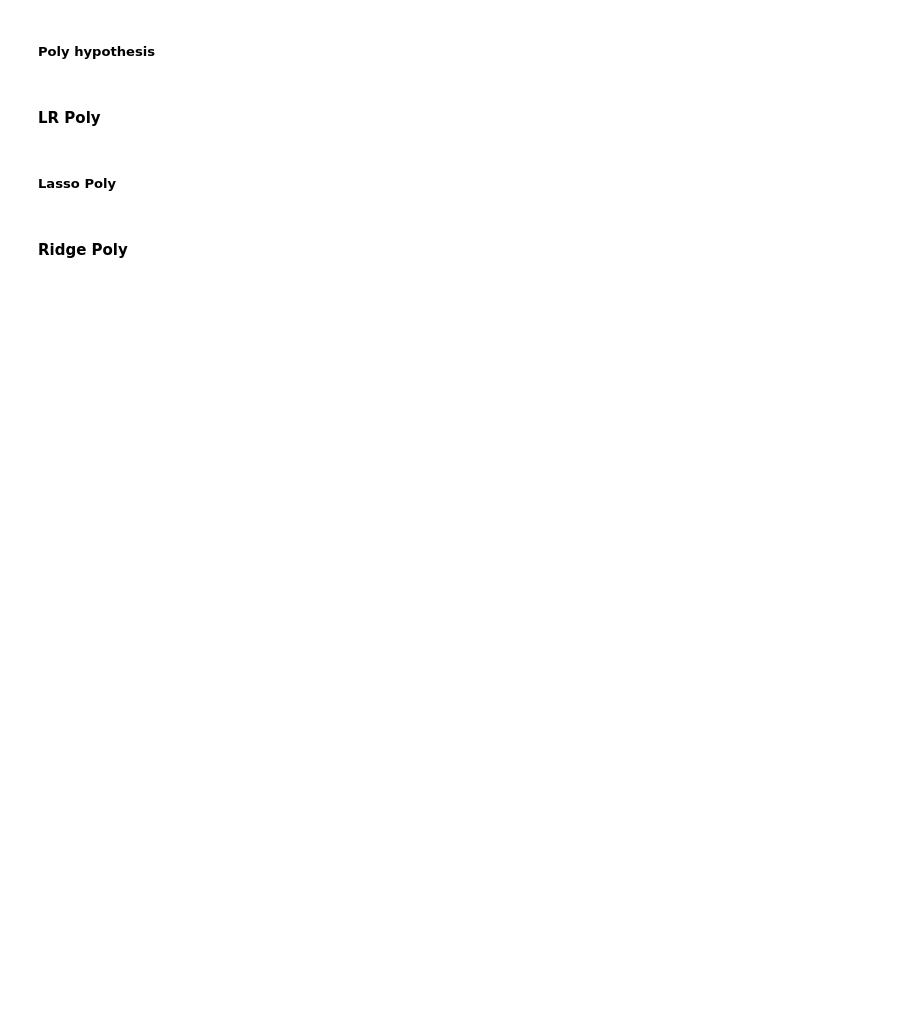
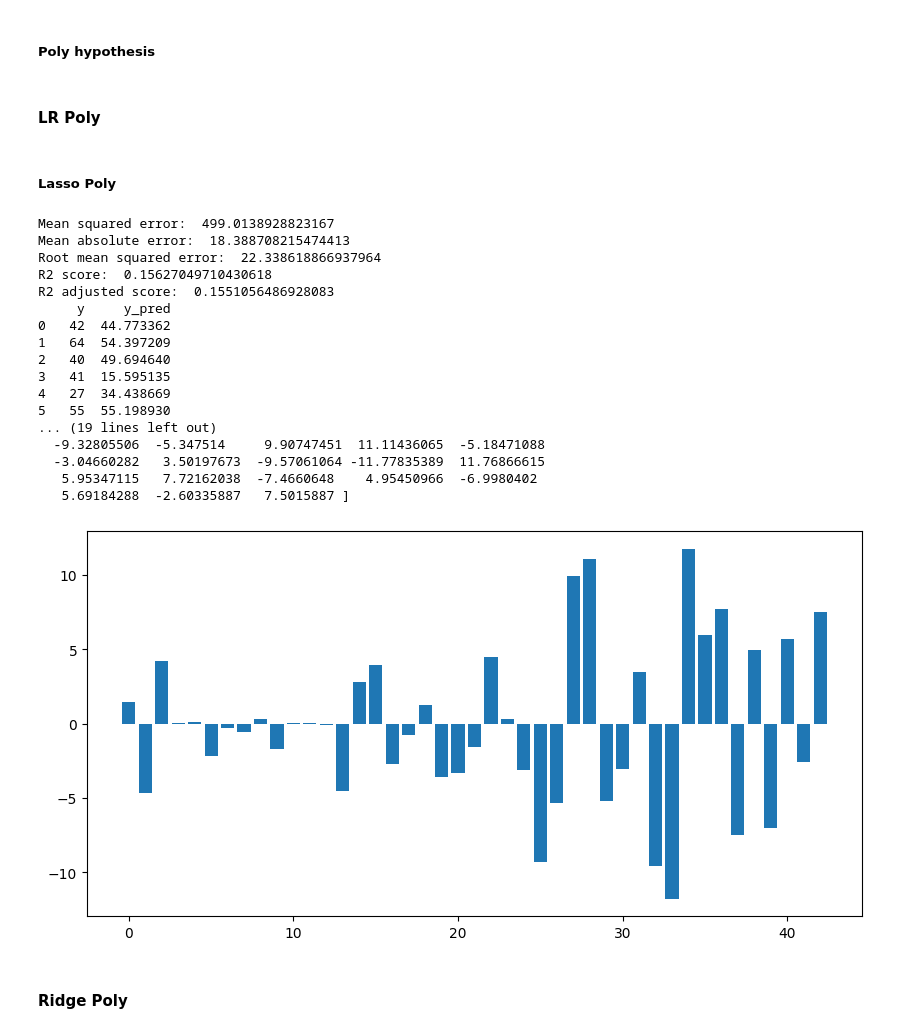
Before and after one commit to ssspetrovic/spotify-prediction, a Jupyter notebook: main.ipynb, the cells around one changed output. Drawn from its saved outputs; the diff is of its cells as text; code cells hidden in the pictures; blank space fills up the shorter version.

```diff
--- a/main.ipynb
+++ b/main.ipynb
@@ -31,7 +31,7 @@ df.head()
 # %% [markdown]
 ##### Dropping invalid and missing values
 # %%
-columns_to_drop = ['track_id', 'track_artist', 'track_name', 'track_album_id', 'track_album_name', 'playlist_name', 'playlist_id', 'playlist_genre', 'playlist_subgenre']
+columns_to_drop = ['track_id', 'track_artist', 'track_name', 'track_album_id', 'track_album_name', 'playlist_name', 'playlist_id']
 df.drop(columns=columns_to_drop, inplace=True)
 df.dropna(axis=0, inplace=True)
 
@@ -60,10 +60,10 @@ new_df['year'] = new_df['year'].fillna(median_year).astype(int)
 # new_df['month'] = new_df['month'].fillna(median_month).astype(int)
 # new_df['day'] = new_df['day'].fillna(median_day).astype(int)
 
-X = new_df.drop(['track_popularity', 'track_album_release_date', 'year', 'month', 'day'], axis=1)
+X = new_df.drop(['track_popularity', 'track_album_release_date', 'month', 'day'], axis=1)
 # X.columns
 
-# X = pd.get_dummies(X, dtype=int)
+X = pd.get_dummies(X, dtype=int)
 X['year'] = new_df['year']
 y = new_df['track_popularity']
 # %%
@@ -359,53 +438,76 @@ out_feat_names = PolynomialFeatures.get_feature_names_out(
 # %% [markdown]
 #### LR Poly
 # %%
-# final model
-n_features_optimal = 13
+# # final model
+# n_features_optimal = 13
 
-lrm = LinearRegression()
-lrm.fit(X_inter_train, y_train)
+# lrm = LinearRegression()
+# lrm.fit(X_inter_train, y_train)
 
-rfe = RFE(lrm, n_features_to_select=n_features_optimal)
-rfe = rfe.fit(X_inter_train, y_train)
+# rfe = RFE(lrm, n_features_to_select=n_features_optimal)
+# rfe = rfe.fit(X_inter_train, y_train)
 
-# predict prices of X_test
-y_pred = lrm.predict(X_inter_test)
-r2 = r2_score(y_test, y_pred)
-mse = mean_squared_error(y_test, y_pred)
-print("r2:", r2)
-print("mse", mse)
+# # predict prices of X_test
+# y_pred = lrm.predict(X_inter_test)
+# r2 = r2_score(y_test, y_pred)
+# mse = mean_squared_error(y_test, y_pred)
+# print("r2:", r2)
+# print("mse", mse)
 
-model_evaluation(y_test, y_pred, X_train_std.shape[0], X_train_std.shape[1])
+# model_evaluation(y_test, y_pred, X_train_std.shape[0], X_train_std.shape[1])
 # %% [markdown]
 ##### Lasso Poly
 # %%
 # Define hyperparameter grid
 param_grid = {'alpha': [0.001, 0.01, 0.1, 1.0, 10.0, 100.0]}
 
 # Instantiate Lasso regression model
 lasso = Lasso()
 
 # Instantiate GridSearchCV
 grid_search = GridSearchCV(estimator=lasso, param_grid=param_grid, scoring='neg_mean_squared_error', cv=5)
 
 # Fit grid search to training data
-grid_search.fit(X_inter_train, y_train)
+grid_search.fit(X_train_std, y_train)
 
 # Access best model and parameters
 best_model = grid_search.best_estimator_
 best_params = grid_search.best_params_
 
 # Evaluate best model on testing data
-y_pred = best_model.predict(X_inter_test)
+y_pred = best_model.predict(X_test_std)
 mse = mean_squared_error(y_test, y_pred)
 r2 = r2_score(y_test, y_pred)
 
-model_evaluation(y_test, y_predicted, X_inter_train.shape[0], X_inter_train.shape[1])
+# print("Best Model Parameters:", best_params)
+# print("MSE:", mse)
+# print("R-squared:", r2)
+
+model_evaluation(y_test, y_pred, X_train_std.shape[0], X_train_std.shape[1])
 
 # Ilustracija koeficijenata
 plt.figure(figsize=(10,5))
 plt.bar(range(len(rm.coef_)),rm.coef_)
 print("koeficijenti: ", rm.coef_)
+# %% [output]
+Mean squared error:  499.0138928823167
+Mean absolute error:  18.388708215474413
+Root mean squared error:  22.338618866937964
+R2 score:  0.15627049710430618
+R2 adjusted score:  0.1551056486928083
+     y     y_pred
+0   42  44.773362
+1   64  54.397209
+2   40  49.694640
+3   41  15.595135
+4   27  34.438669
+5   55  55.198930
+... (19 lines left out)
+  -9.32805506  -5.347514     9.90747451  11.11436065  -5.18471088
+  -3.04660282   3.50197673  -9.57061064 -11.77835389  11.76866615
+   5.95347115   7.72162038  -7.4660648    4.95450966  -6.9980402
+   5.69184288  -2.60335887   7.5015887 ]
+[figure, added]
 # %% [markdown]
 #### Ridge Poly
 # %%
```
Also changed, not shown: parts of 16 cells of this notebook.
